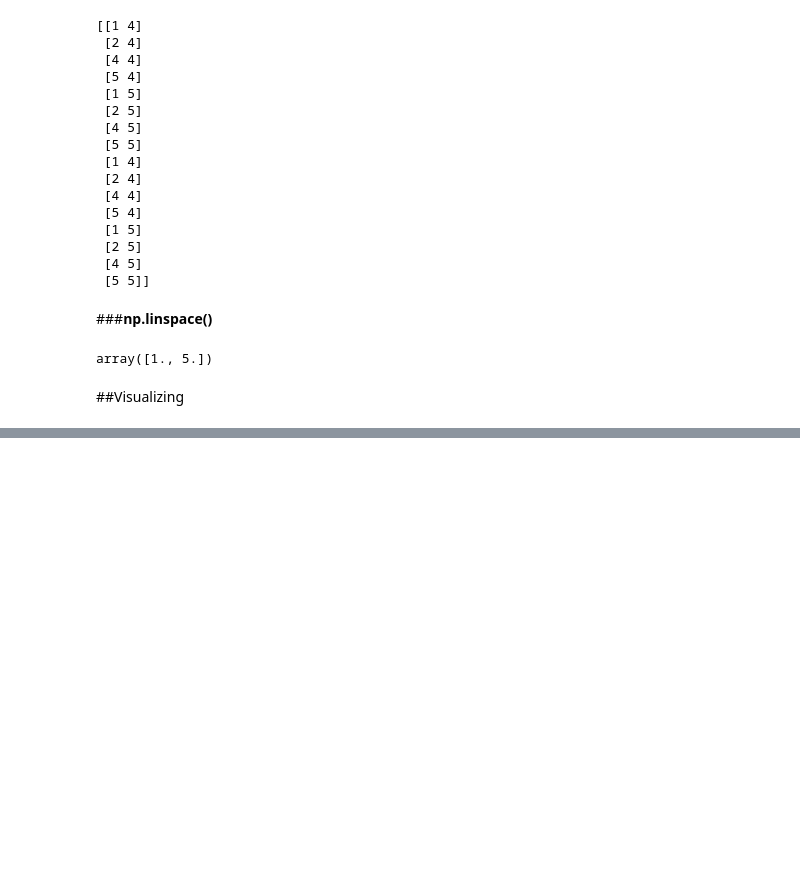
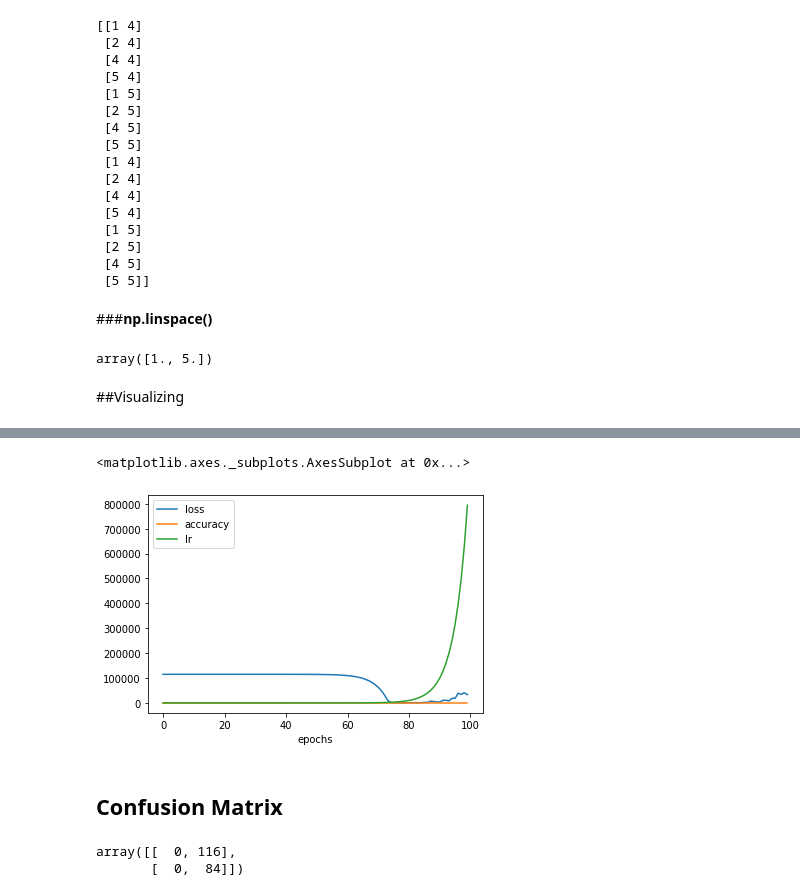
Before and after one commit to RoseVZ/TensorflowCert, a Jupyter notebook: Classification.ipynb, the cells around one changed output, grey strips where cells are left out. Drawn from its saved outputs; the diff is of its cells as text; code cells hidden in the pictures; blank space fills up the shorter version.

```diff
--- a/Classification.ipynb
+++ b/Classification.ipynb
@@ -224,0 +255,19 @@ doing binary classification...
+# %%
+tf.random.set_seed(42)
+
+model_4 = tf.keras.Sequential([
+
+    tf.keras.layers.Dense(100,activation='relu'),
+    tf.keras.layers.Dense(1000,activation='relu'),
+      tf.keras.layers.Dense(1000,activation='relu'),
+    tf.keras.layers.Dense(1,activation='sigmoid')
+])
+# %%
+model_4.compile(loss='BinaryCrossentropy',
+              optimizer=tf.keras.optimizers.Adam(),
+              metrics=['accuracy'])
+# %%
+#callback
+lr_callback=tf.keras.callbacks.LearningRateScheduler(lambda epoch:1e-4*10**(epoch/10))
+# %%
+history_2=model_4.fit(X_train,y_train,epochs=100,callbacks=[lr_callback])
@@ -224,0 +297,7 @@ doing binary classification...
+# %%
+pd.DataFrame(history_2.history).plot()
+# %% [output]
+<matplotlib.axes._subplots.AxesSubplot at 0x...>
+[figure, added]
+# %% [markdown]
+## Confusion Matrix
@@ -224,0 +307,5 @@ doing binary classification...
+# %%
+confusion_matrix(y_test,y_pred)
+# %% [output]
+array([[  0, 116],
+       [  0,  84]])
```
Also changed, not shown: parts of 21 cells of this notebook.
